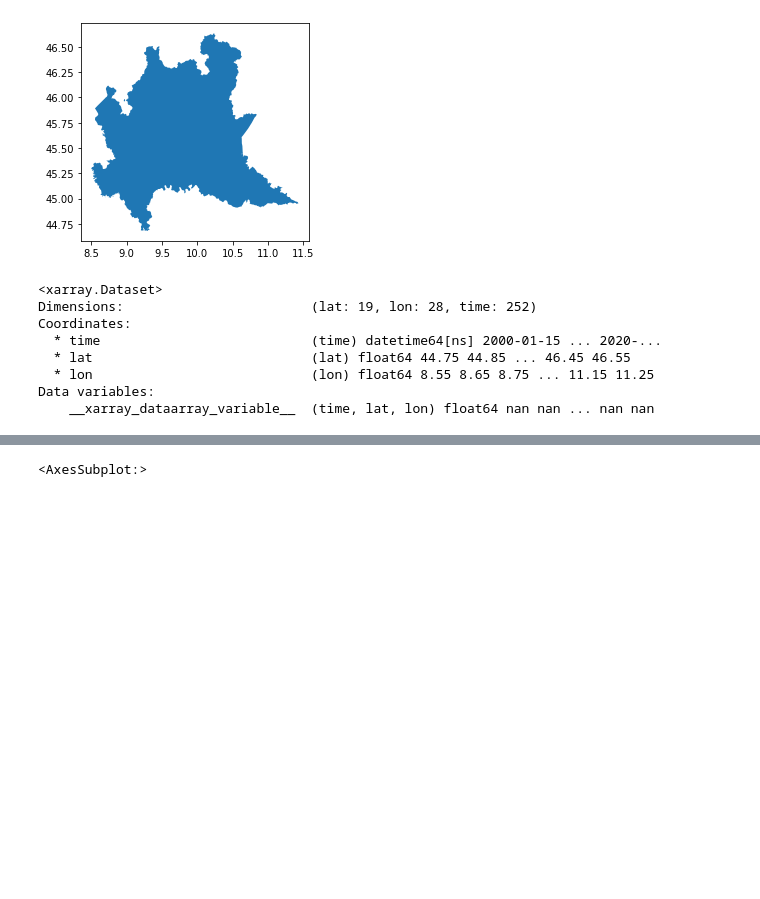
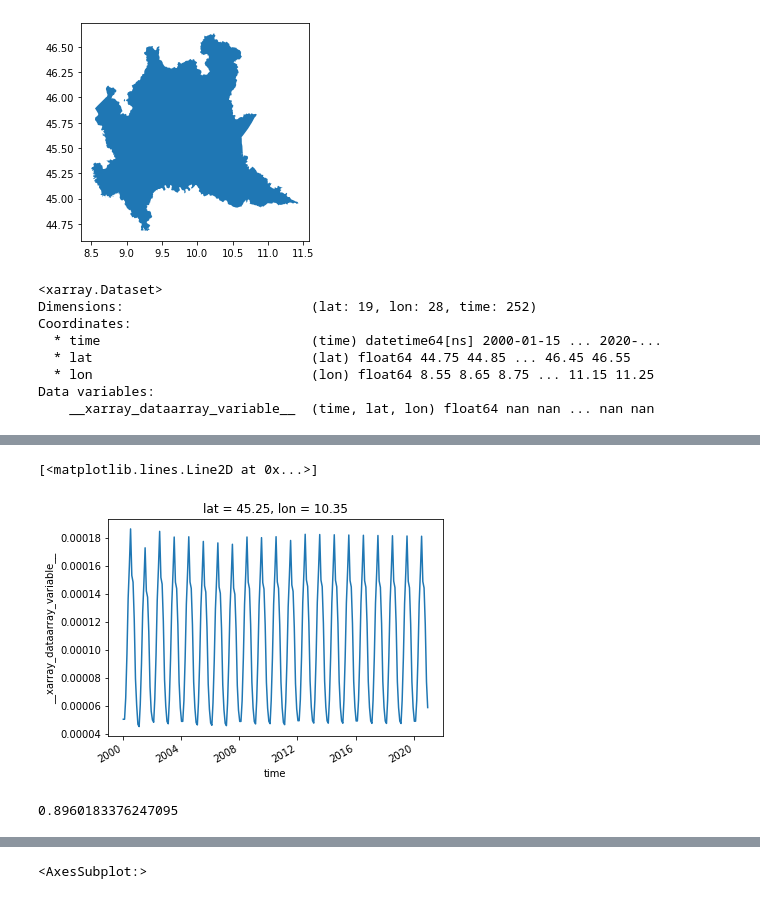
Before and after one commit to samuelexferri/unibg-statistic2, a Jupyter notebook: notebooks/data_3_preprocessing_regressors.ipynb, the cells around one changed output, grey strips where cells are left out. Cells and saved outputs as stored; diff of their text form; code cells hidden in the pictures; blank space fills up the shorter version.

```diff
--- a/notebooks/data_3_preprocessing_regressors.ipynb
+++ b/notebooks/data_3_preprocessing_regressors.ipynb
@@ -40,0 +203,16 @@ Data variables:
+# %%
+ammoniaca_ts = ammoniaca[:,5,18]
+
+ammoniaca_ts.plot()
+# %% [output]
+[<matplotlib.lines.Line2D at 0x...>]
+[figure, added]
+# %%
+import pandas as pd
+
+s1 = pd.Series(ammoniaca_ts.values.tolist())
+s2 = pd.Series(t2m_ts.values.tolist())
+
+s1.corr(s2, method='pearson')
+# %% [output]
+0.8960183376247095
```
Also changed, not shown: parts of 45 cells of this notebook, 1 other file.
